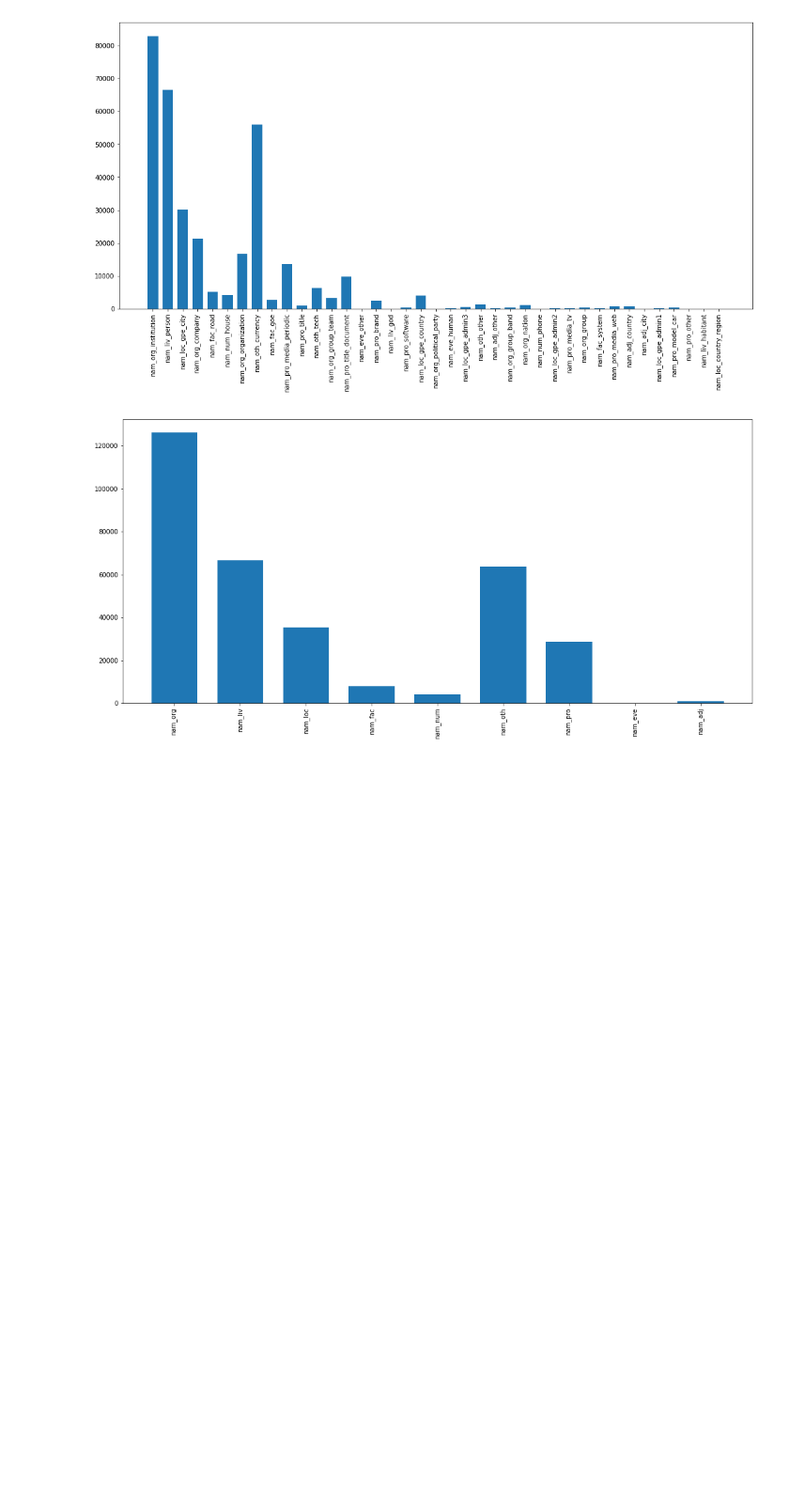
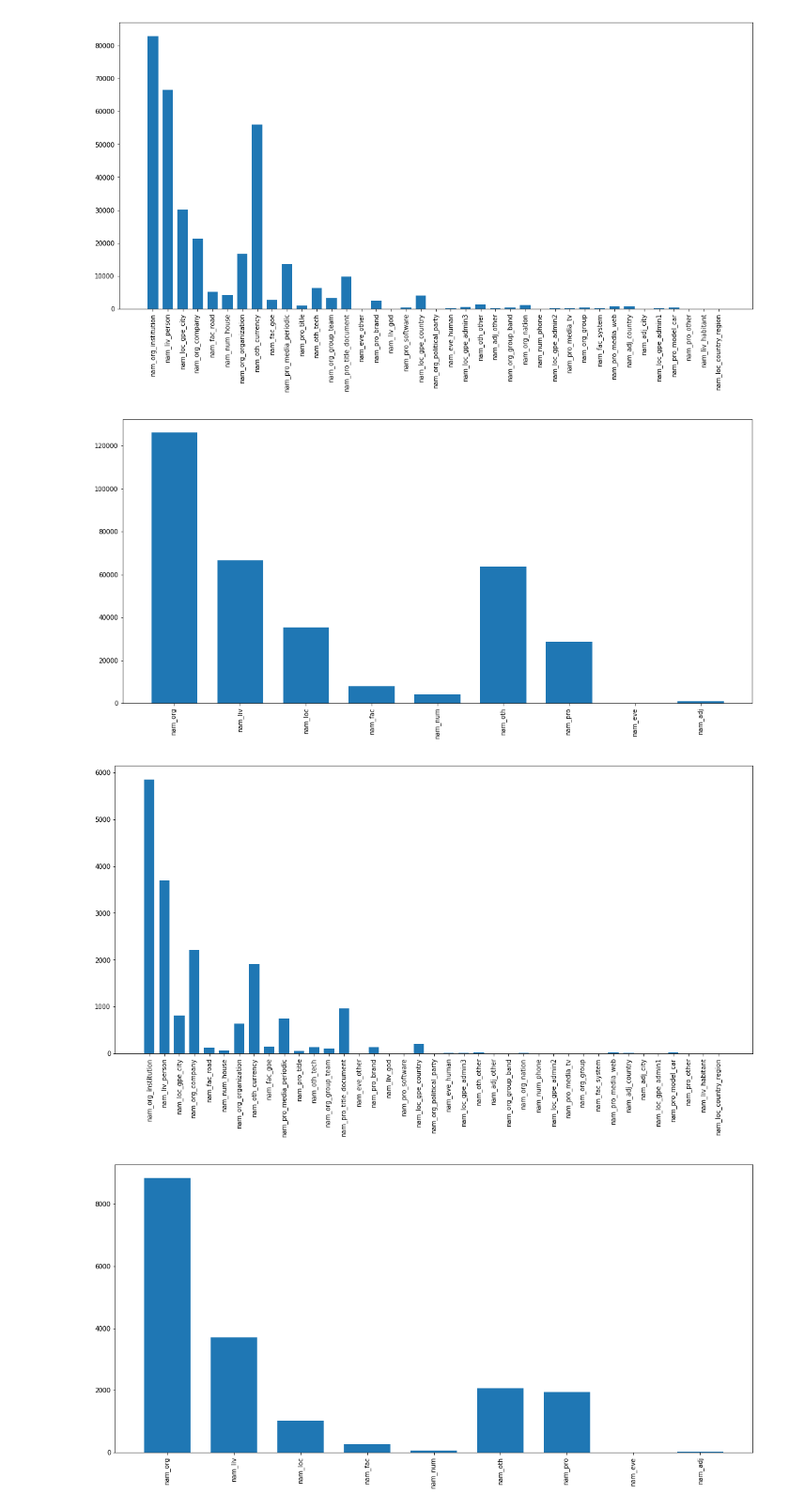
Before and after one commit to nagrael/pjn, a Jupyter notebook: zad8/zad8.ipynb, the cells around one changed output. Shown at 94% size. Saved outputs shown, nothing was run; the diff lists cells and outputs as text; code cells hidden in the pictures; blank space fills up the shorter version.

```diff
--- a/zad8/zad8.ipynb
+++ b/zad8/zad8.ipynb
@@ -23,7 +23,7 @@ com1 = re.compile(res1, re.IGNORECASE)
 com2 = re.compile(res2, re.IGNORECASE)
 task_name = 'any2txt|wcrft2|liner2({"model":"n82"})'
 url = 'http://ws.clarin-pl.eu/nlprest2/base'
-res_path = 'data/result'
+res_path = 'data/result_back'
 # %%
 def json_file():
     for name in ("judgments-1571.json", "judgments-1572.json"):
@@ -108,4 +108,29 @@ plt.subplots_adjust(bottom=0.25)
 plt.show()
 # %% [output]
 [figure]
+# %%
+left, right = itertools.tee(map(lambda t: t.attrib['chan'], filter(lambda t: int(t.text) >0
+                                ,itertools.chain.from_iterable(map(methodcaller('findall', "ann"),
+                                                                  from_files(res_path))))))
+# %%
+plt.figure(figsize=(18,10))
+labels, values = zip(*Counter(right).items())
+width = 0.7
+indexes = np.arange(len(labels))
+
+plt.bar(indexes, values, width)
+plt.xticks(indexes, labels, rotation='vertical')
+plt.subplots_adjust(bottom=0.25)
+plt.show()
+
+plt.figure(figsize=(18,10))
+labels, values = zip(*Counter(map(lambda x: x[:x.find("_", x.find("_")+1)], left)).items())
+indexes = np.arange(len(labels))
+plt.bar(indexes, values, width)
+plt.xticks(indexes, labels, rotation='vertical')
+plt.subplots_adjust(bottom=0.25)
+plt.show()
+# %% [output]
+[figure, added]
+[figure, added]
 # %%
```
Also changed, not shown: parts of 6 cells of this notebook, 2 other files.
